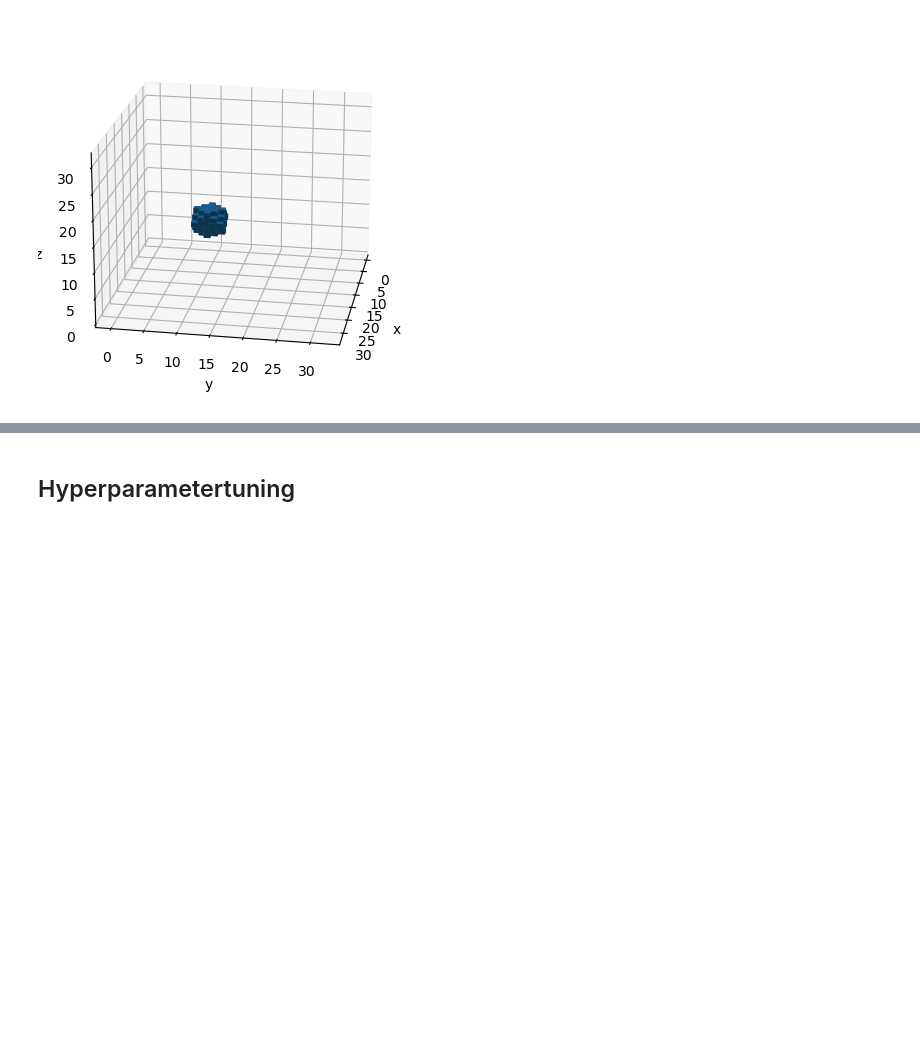
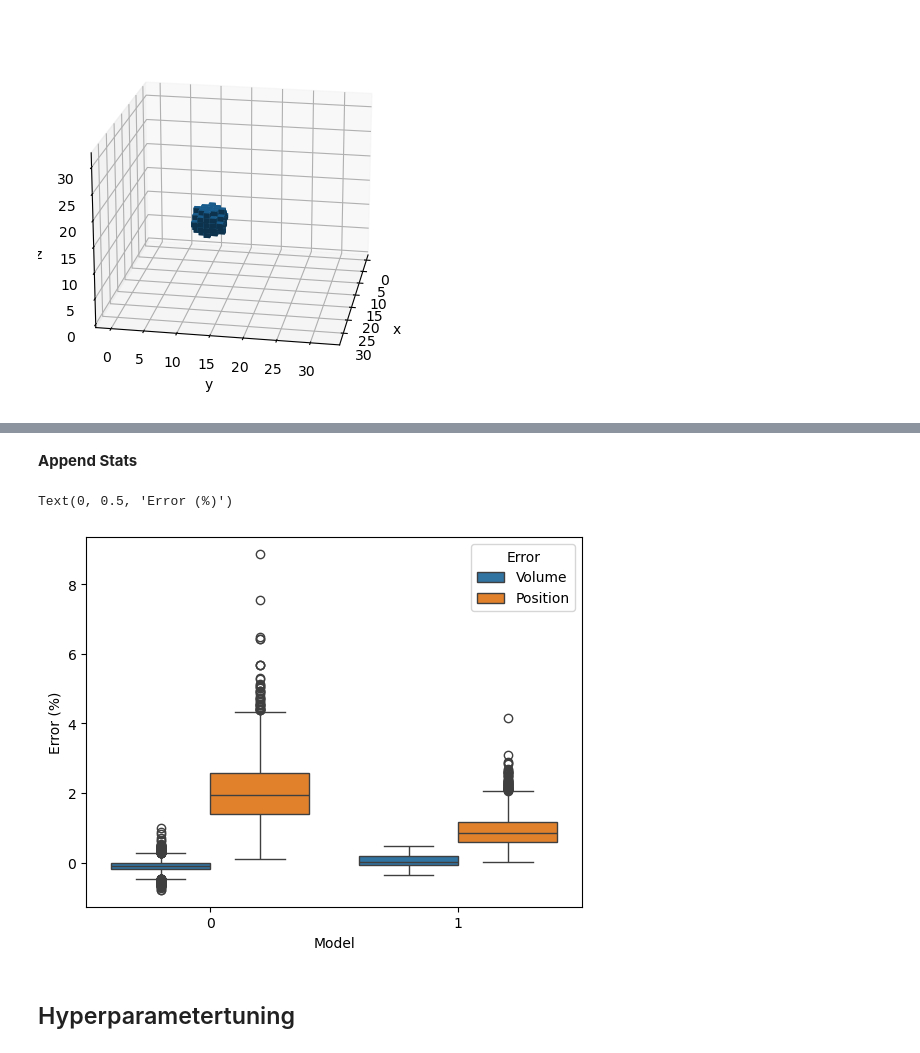
Before and after one commit to JacobTh98/DD3D-EIT, a Jupyter notebook: stage_1_VAE.ipynb, the cells around one changed output, grey strips where cells are left out. Saved outputs shown, nothing was run; the diff lists cells and outputs as text; code cells hidden in the pictures; blank space fills up the shorter version.

```diff
--- a/stage_1_VAE.ipynb
+++ b/stage_1_VAE.ipynb
@@ -329,3 +525,15 @@ for rdn in np.random.randint(low=0, high=X_test.shape[0], size=5):
+# %% [markdown]
+**Append Stats**
+# %%
+# Load all CSV files and concatenate them
+combined_df = pd.concat([pd.read_csv(f_csvs) for f_csvs in glob.glob("models/vaes/vae_acc_measure_*.csv")], ignore_index=True)
+combined_df = pd.DataFrame(combined_df)
+sns.boxplot(x = "Model", y="Error_val", data=combined_df, hue="Error", showfliers=True) #  violinplot: , split=True
+plt.ylabel("Error (%)")
+#plt.xlabel("Model Iteration")
+# %% [output]
+Text(0, 0.5, 'Error (%)')
+[figure, added]
 # %% [markdown]
 ## Hyperparametertuning
 # %%
```
Also changed, not shown: parts of 32 cells of this notebook, 5 other files.
